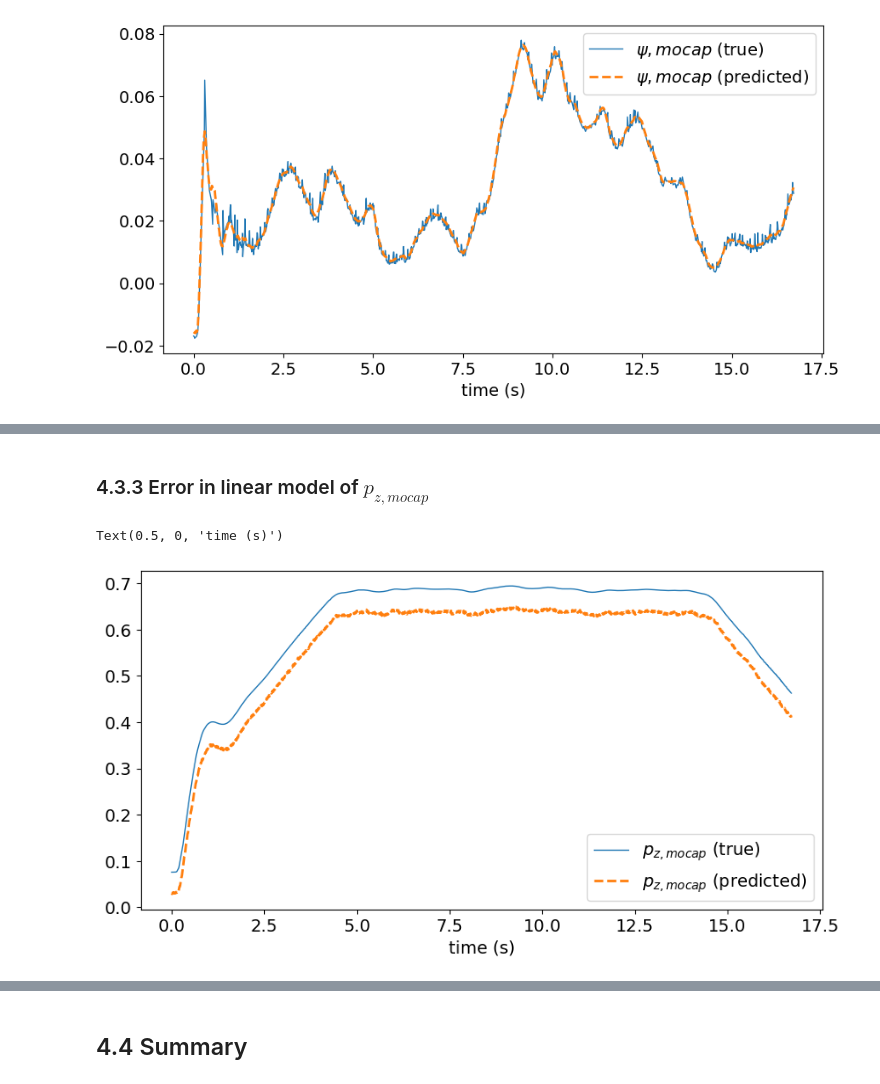
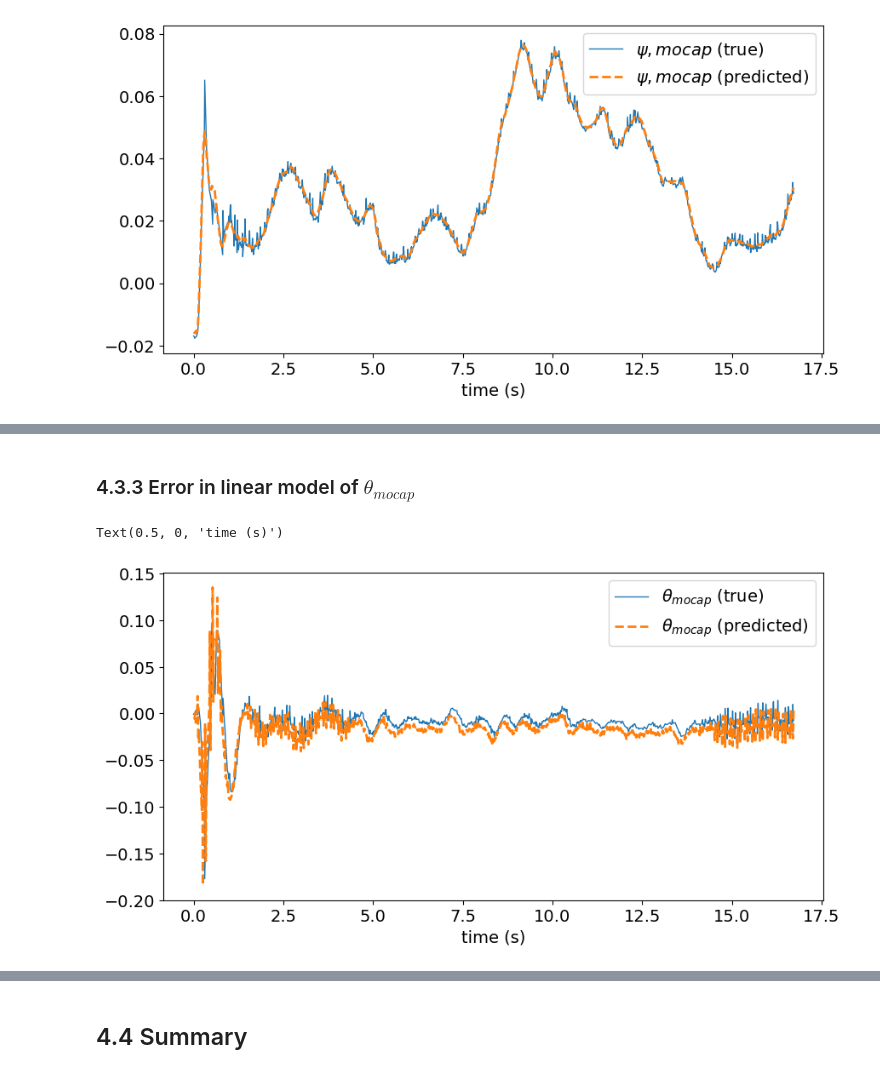
Before and after one commit to Chairless-maybe/crazyflie-client, a Jupyter notebook: lab09/01_analysis.ipynb, the cells around one changed output, grey strips where cells are left out. Drawn from its saved outputs; the diff is of its cells as text; code cells hidden in the pictures.

```diff
--- a/lab09/01_analysis.ipynb
+++ b/lab09/01_analysis.ipynb
@@ -878,2 +878,2 @@ Text(0.5, 1.0, 'Error in prediction of ${\\psi,mocap}$\n(mean =  0.000, std =  0
 # %% [markdown]
-### 4.3.3 Error in linear model of $p_{z,mocap}$
+### 4.3.3 Error in linear model of $\theta_{mocap}$
@@ -883,12 +880,15 @@ p_z_mocap_err = p_z_mocap_predicted - p_z_mocap_logged
+# %%
+theta_mocap_predicted = theta_mocap
+theta_mocap_err = theta_mocap_predicted - theta_mocap_logged
 # %%
 fig, ax = plt.subplots(1, 1, figsize=(10, 5))
-ax.plot(t, p_z_mocap_logged, label=r'$p_{z,mocap}$ (true)', linewidth=1)
-ax.plot(t, p_z_mocap_predicted, '--', label=r'$p_{z,mocap}$ (predicted)', linewidth=2)
+ax.plot(t, theta_mocap_logged, label=r'$\theta_{mocap}$ (true)', linewidth=1)
+ax.plot(t, theta_mocap_predicted, '--', label=r'$\theta_{mocap}$ (predicted)', linewidth=2)
 ax.legend(fontsize=14)
 ax.tick_params(labelsize=14)
 ax.set_xlabel('time (s)', fontsize=14)
 # %% [output]
 Text(0.5, 0, 'time (s)')
-[figure, old version]
+[figure, new version]
 # %%
 fig, ax = plt.subplots(1, 1, figsize=(5, 5))
```
Also changed, not shown: parts of 15 cells of this notebook.
